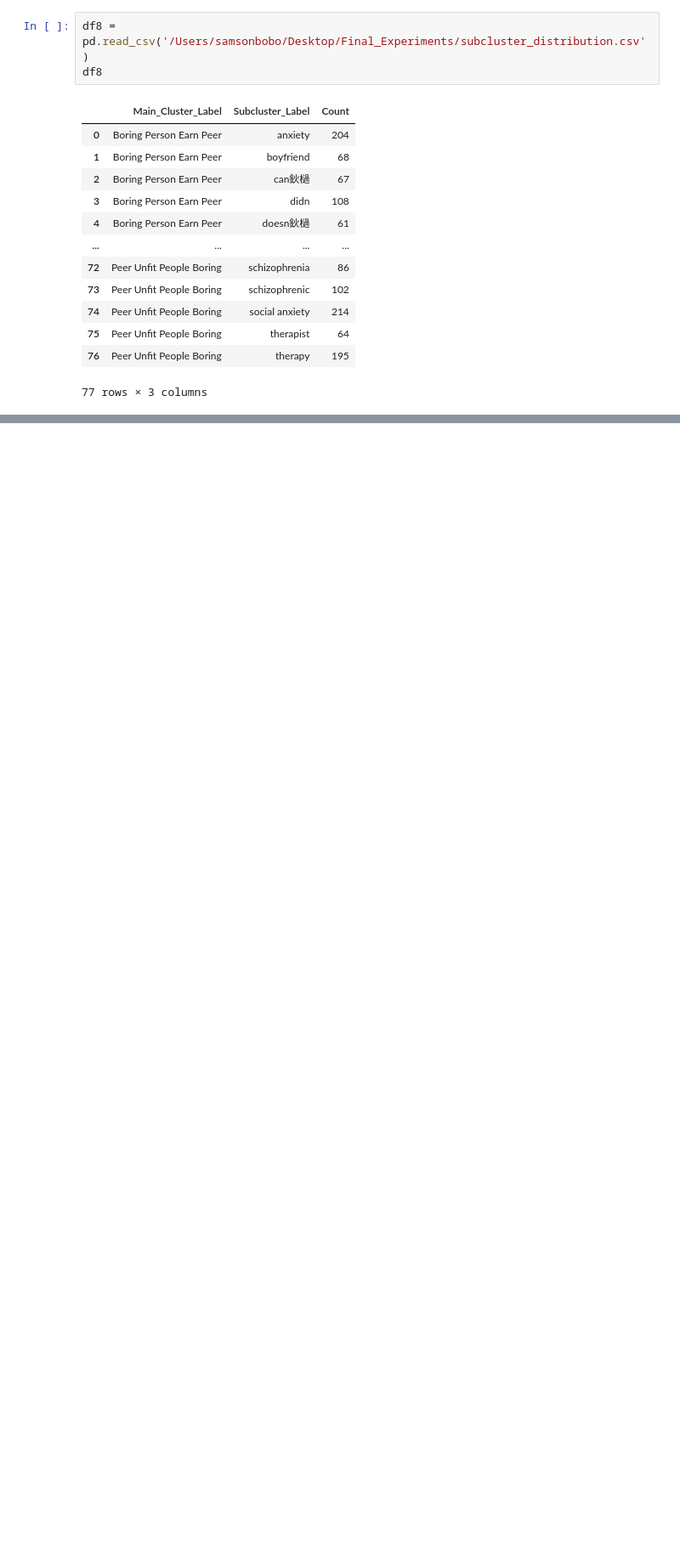
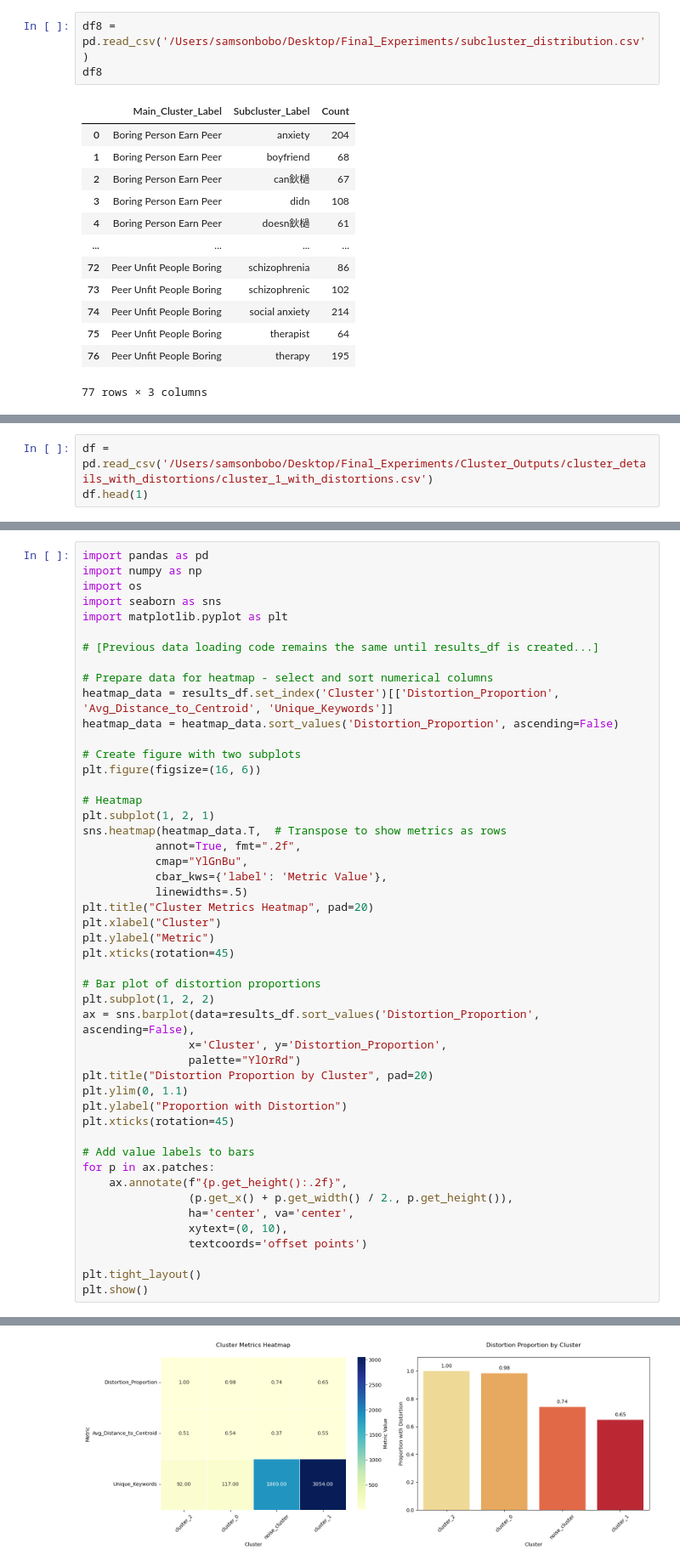
Before and after one commit to BoboSamson/pygents, a Jupyter notebook: initial results/Visualisations.ipynb, the cells around one changed output, grey strips where cells are left out. Shown at 85% size. Cells and saved outputs as stored; diff of their text form; blank space fills up the shorter version.

Commit message:
Updated notebook with new visualisations

```diff
--- a/initial results/Visualisations.ipynb
+++ b/initial results/Visualisations.ipynb
@@ -251,0 +378,3 @@ df8
+# %%
+df = pd.read_csv('/Users/samsonbobo/Desktop/Final_Experiments/Cluster_Outputs/cluster_details_with_distortions/cluster_1_with_distortions.csv')
+df.head(1)
@@ -251,0 +610,49 @@ df8
+# %%
+import pandas as pd
+import numpy as np
+import os
+import seaborn as sns
+import matplotlib.pyplot as plt
+
+# [Previous data loading code remains the same until results_df is created...]
+
+# Prepare data for heatmap - select and sort numerical columns
+heatmap_data = results_df.set_index('Cluster')[['Distortion_Proportion', 'Avg_Distance_to_Centroid', 'Unique_Keywords']]
+heatmap_data = heatmap_data.sort_values('Distortion_Proportion', ascending=False)
+
+# Create figure with two subplots
+plt.figure(figsize=(16, 6))
+
+# Heatmap
+plt.subplot(1, 2, 1)
+sns.heatmap(heatmap_data.T,  # Transpose to show metrics as rows
+           annot=True, fmt=".2f",
+           cmap="YlGnBu",
+           cbar_kws={'label': 'Metric Value'},
+           linewidths=.5)
+plt.title("Cluster Metrics Heatmap", pad=20)
+plt.xlabel("Cluster")
+plt.ylabel("Metric")
+plt.xticks(rotation=45)
+
+# Bar plot of distortion proportions
+plt.subplot(1, 2, 2)
+ax = sns.barplot(data=results_df.sort_values('Distortion_Proportion', ascending=False),
+                x='Cluster', y='Distortion_Proportion',
+                palette="YlOrRd")
+plt.title("Distortion Proportion by Cluster", pad=20)
+plt.ylim(0, 1.1)
+plt.ylabel("Proportion with Distortion")
+plt.xticks(rotation=45)
+
+# Add value labels to bars
+for p in ax.patches:
+    ax.annotate(f"{p.get_height():.2f}",
+                (p.get_x() + p.get_width() / 2., p.get_height()),
+                ha='center', va='center',
+                xytext=(0, 10),
+                textcoords='offset points')
+
+plt.tight_layout()
+plt.show()
+# %% [output]
@@ -251,0 +662 @@ df8
+[figure, added]
```
Also changed, not shown: parts of 17 cells of this notebook.
